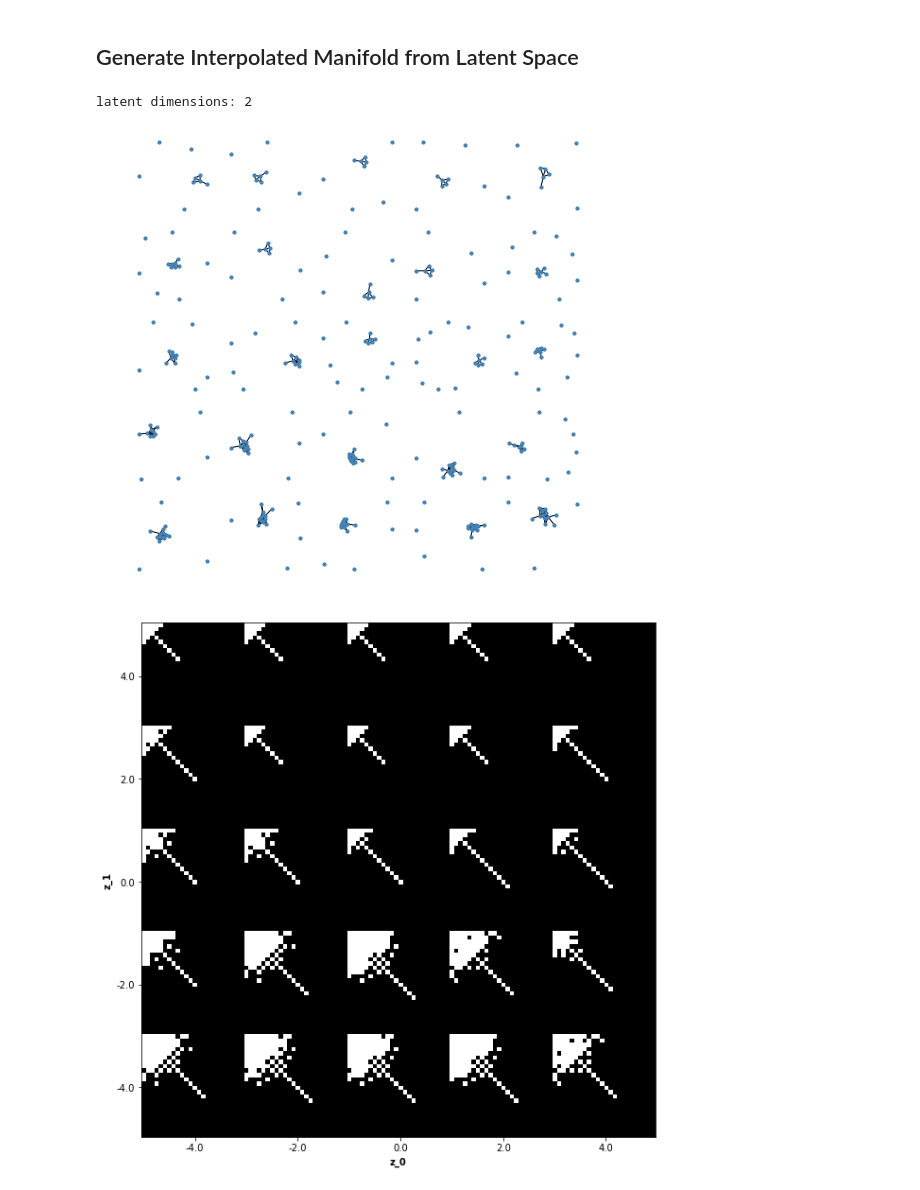
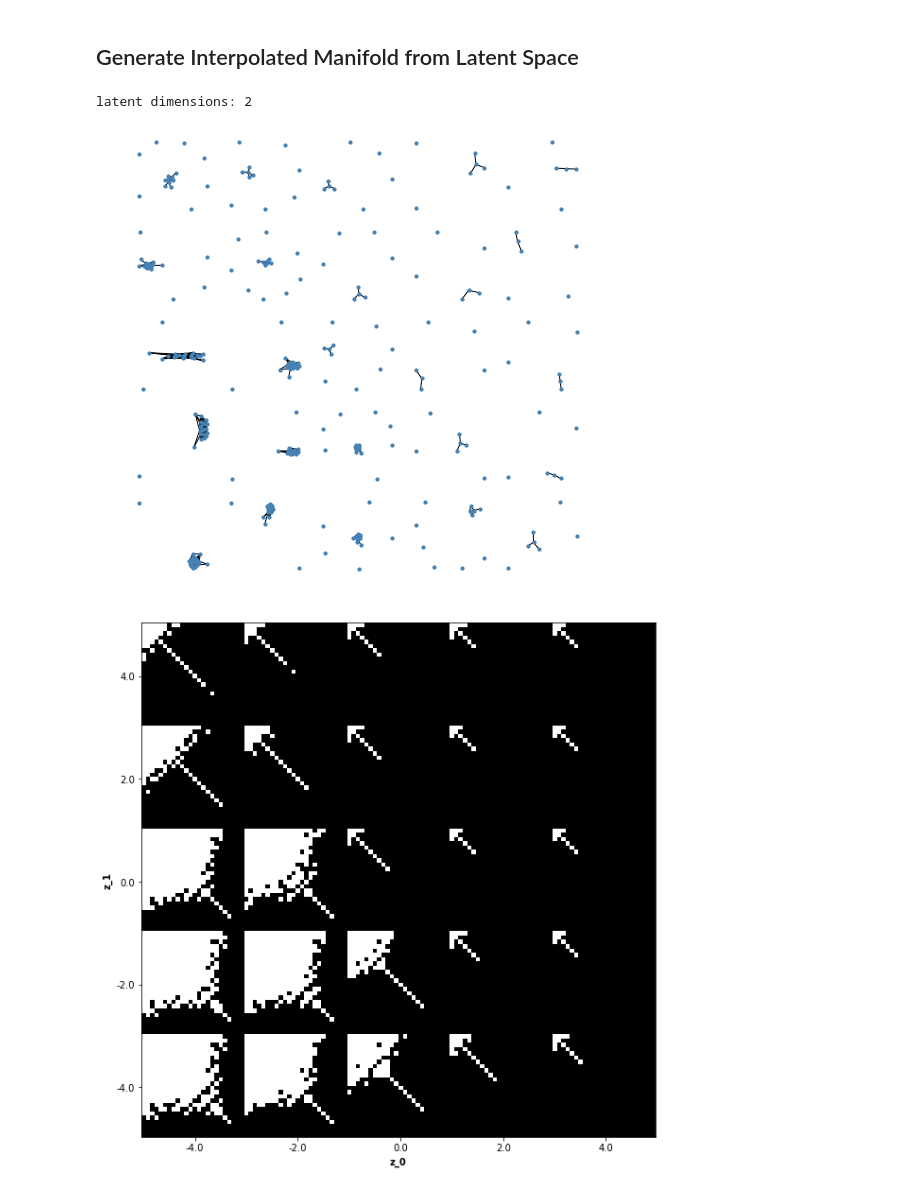
Before and after one commit to niklasstoehr/thesis, a Jupyter notebook: prototype_optimize_param.ipynb, the cells around one changed output. Drawn from its saved outputs; the diff is of its cells as text; code cells hidden in the pictures.

Commit message:
generated parameter plots, parameter scaler

```diff
--- a/prototype_optimize_param.ipynb
+++ b/prototype_optimize_param.ipynb
@@ -108,9 +109,14 @@ def generate_data(dataArgs):
     T, input_shape, output_shape = prepare_in_out(T, dataArgs["diag_offset"], calculate_A_shape(dataArgs["n_max"], dataArgs["diag_offset"]))
     print("input_shape:", input_shape, ", output_shape:", output_shape)
 
-    return G,T,T_array,input_shape,output_shape
+    ## scale parameters in T_array for smoother training
+    scaler = MinMaxScaler()
+    scaler.fit(T_array)
+    T_array = scaler.transform(T_array)
 
-dataArgs = {"n_graphs": 10000, "n_max": 24, "fix_n": False, "diag_offset": -1, "diag_value": 1, "clip": True}  #"diag_offset" - 1 == full adjacency
-G, T, T_array, input_shape, output_shape = generate_data(dataArgs)
+    return G,T,T_array,input_shape,output_shape,scaler
+
+dataArgs = {"n_graphs": 10000, "n_max": 24, "fix_n": False, "diag_offset": 0, "diag_value": 1, "clip": True}  #"diag_offset" - 1 == full adjacency
+G, T, T_array, input_shape, output_shape,scaler = generate_data(dataArgs)
 # %% [output]
 [interactive output not drawn]
@@ -402,6 +381,6 @@ class VAE():
 # %%
 # network parameters
-modelArgs = {"nn_architecture": "2D_conv", "param_loss": True, "latent_dim": 2, "growth_param": T_array.shape[1], "filters": 16, "kernel_size": 3, "input_shape": input_shape, "output_shape": output_shape}
+modelArgs = {"nn_architecture": "mlp", "param_loss": True, "latent_dim": 2, "growth_param": T_array.shape[1], "filters": 16, "kernel_size": 3, "input_shape": input_shape, "output_shape": output_shape}
 trainArgs = {"beta": 20, "loss": "binary_crossentropy", "weights": "train", "early_stop": 5, "batch_size": 128, "epochs": 10, "data_split": 0.2}
 
 vae = VAE(modelArgs, trainArgs, G, T_array)
@@ -811,12 +795,12 @@ latent dimensions: 2
 ## Generate Interpolated Manifold from Latent Space
 # %%
 # range, normal, z
-analyzeArgs = {"z": [0,1], "sample": "range", "act_range": [-4, 4], "act_scale": 3, "size_of_manifold": 5, "save_plots": False}
+analyzeArgs = {"z": [0,1], "sample": "range", "act_range": [-4, 4], "act_scale": 1, "size_of_manifold": 5, "save_plots": False}
 generate_manifold(analyzeArgs, modelArgs, dataArgs, models, data, color_map, batch_size=trainArgs["batch_size"])
 # %% [output]
 latent dimensions: 2
-[figure, old version]
+[figure, new version]
-[figure, old version]
+[figure, new version]
 # %%
 ## "topol", "distr", "nodes_edges"
 analyzeArgs["plot"] = "topol"
```
Also changed, not shown: parts of 17 cells of this notebook, 5 other files.
